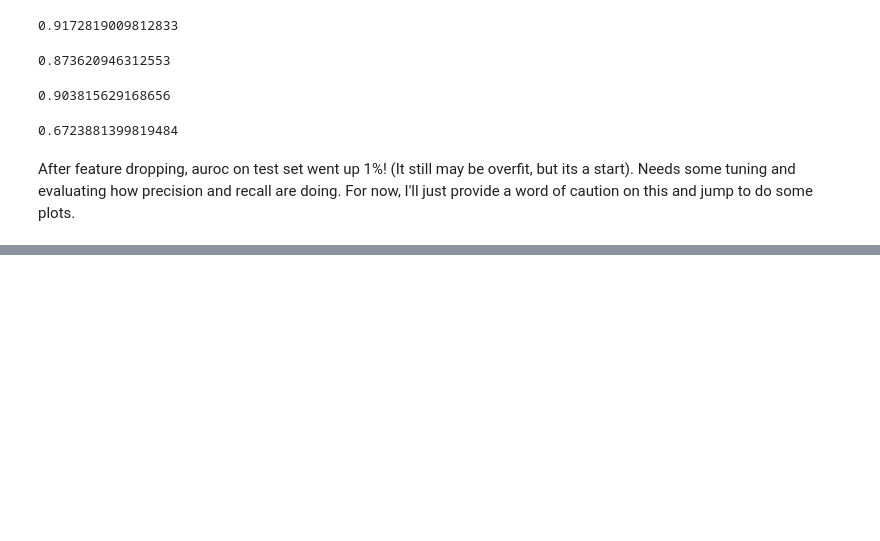
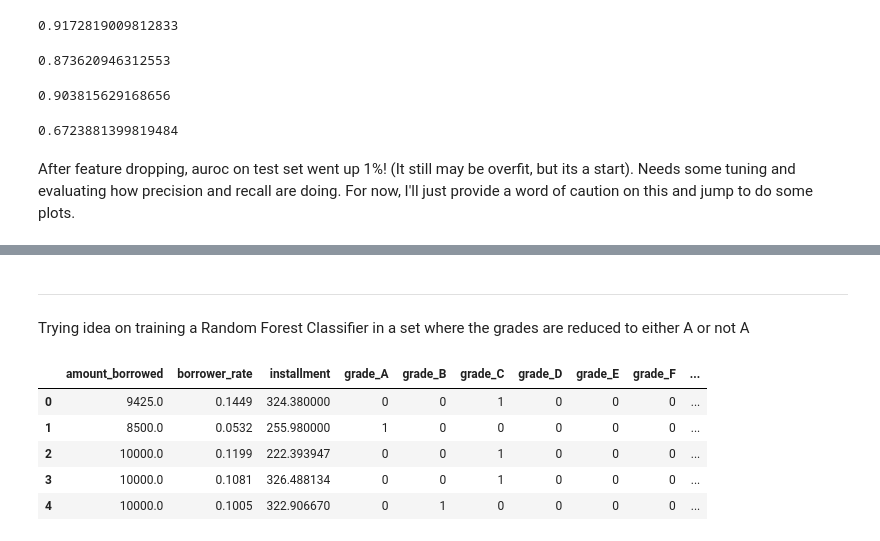
Before and after one commit to AlexMart1/OnlineP2PLending_ML, a Jupyter notebook: LendSet_Pt3.ipynb, the cells around one changed output, grey strips where cells are left out. Cells and saved outputs as stored; diff of their text form; code cells hidden in the pictures; blank space fills up the shorter version.

```diff
--- a/LendSet_Pt3.ipynb
+++ b/LendSet_Pt3.ipynb
@@ -83,0 +156,4 @@ After feature dropping, auroc on test set went up 1%! (It still may be overfit,
+# %% [markdown]
+----------------------------------------------------------------------------------------------------
+# %% [markdown]
+Trying idea on training a Random Forest Classifier in a set where the grades are reduced to either A or not A
@@ -83,0 +165,9 @@ After feature dropping, auroc on test set went up 1%! (It still may be overfit,
+# %%
+sample_df.head()
+# %% [output]
+|  | amount_borrowed | borrower_rate | installment | grade_A | grade_B | grade_C | grade_D | grade_E | grade_F | ... |
+| 0 | 9425.0 | 0.1449 | 324.380000 | 0 | 0 | 1 | 0 | 0 | 0 | ... |
+| 1 | 8500.0 | 0.0532 | 255.980000 | 1 | 0 | 0 | 0 | 0 | 0 | ... |
+| 2 | 10000.0 | 0.1199 | 222.393947 | 0 | 0 | 1 | 0 | 0 | 0 | ... |
+| 3 | 10000.0 | 0.1081 | 326.488134 | 0 | 0 | 1 | 0 | 0 | 0 | ... |
+| 4 | 10000.0 | 0.1005 | 322.906670 | 0 | 1 | 0 | 0 | 0 | 0 | ... |
```
Also changed, not shown: parts of 26 cells of this notebook, 19 other files.
